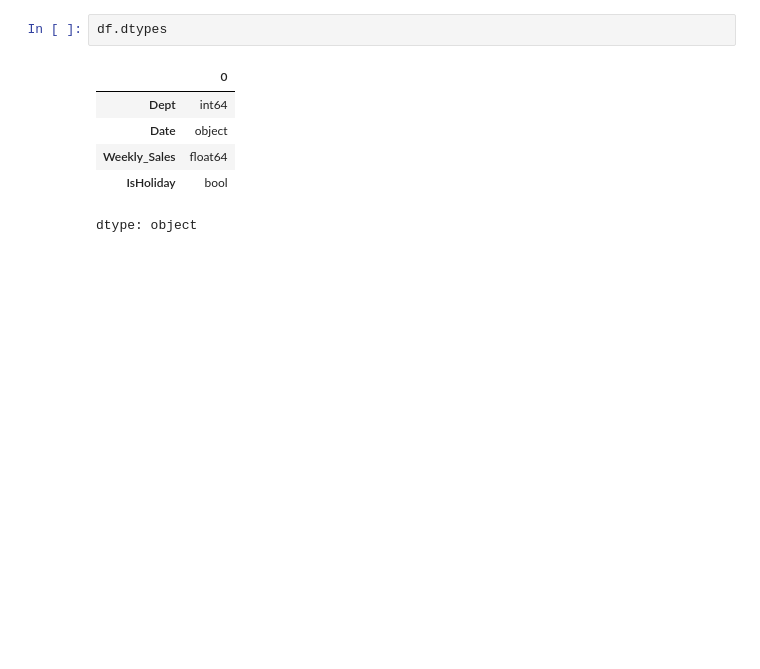
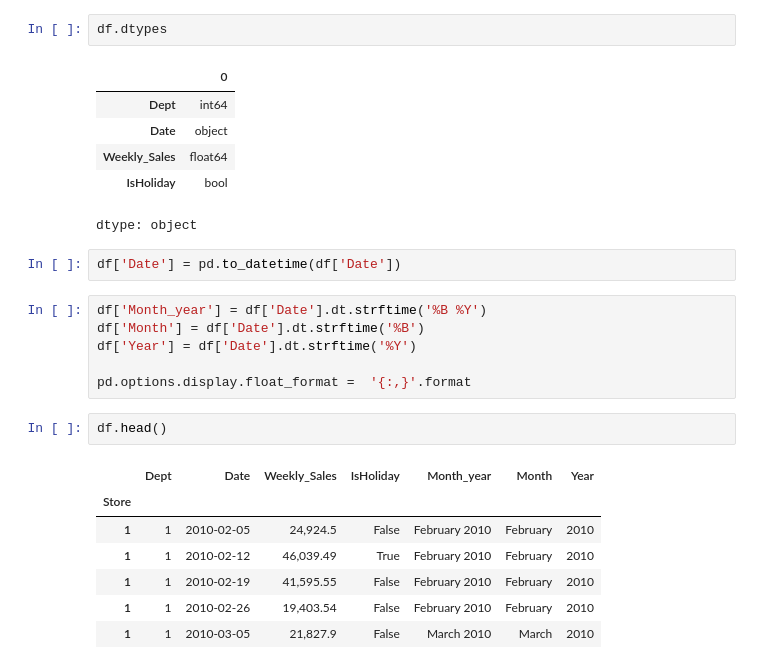
Before and after one commit to lawrencegoodwyn/2010Forecasting, a Jupyter notebook: 2010forecasting.ipynb, the cells around one changed output. Saved outputs shown, nothing was run; the diff lists cells and outputs as text; blank space fills up the shorter version.

```diff
--- a/2010forecasting.ipynb
+++ b/2010forecasting.ipynb
@@ -48,3 +39,21 @@ df.dtypes
 | Weekly_Sales | float64 |
 | IsHoliday | bool |
 dtype: object
+# %%
+df['Date'] = pd.to_datetime(df['Date'])
+# %%
+df['Month_year'] = df['Date'].dt.strftime('%B %Y')
+df['Month'] = df['Date'].dt.strftime('%B')
+df['Year'] = df['Date'].dt.strftime('%Y')
+
+pd.options.display.float_format =  '{:,}'.format
+# %%
+df.head()
+# %% [output]
+|  | Dept | Date | Weekly_Sales | IsHoliday | Month_year | Month | Year |
+| Store |  |  |  |  |  |  |  |
+| 1 | 1 | 2010-02-05 | 24,924.5 | False | February 2010 | February | 2010 |
+| 1 | 1 | 2010-02-12 | 46,039.49 | True | February 2010 | February | 2010 |
+| 1 | 1 | 2010-02-19 | 41,595.55 | False | February 2010 | February | 2010 |
+| 1 | 1 | 2010-02-26 | 19,403.54 | False | February 2010 | February | 2010 |
+| 1 | 1 | 2010-03-05 | 21,827.9 | False | March 2010 | March | 2010 |
```
Also changed, not shown: parts of 19 cells of this notebook.
